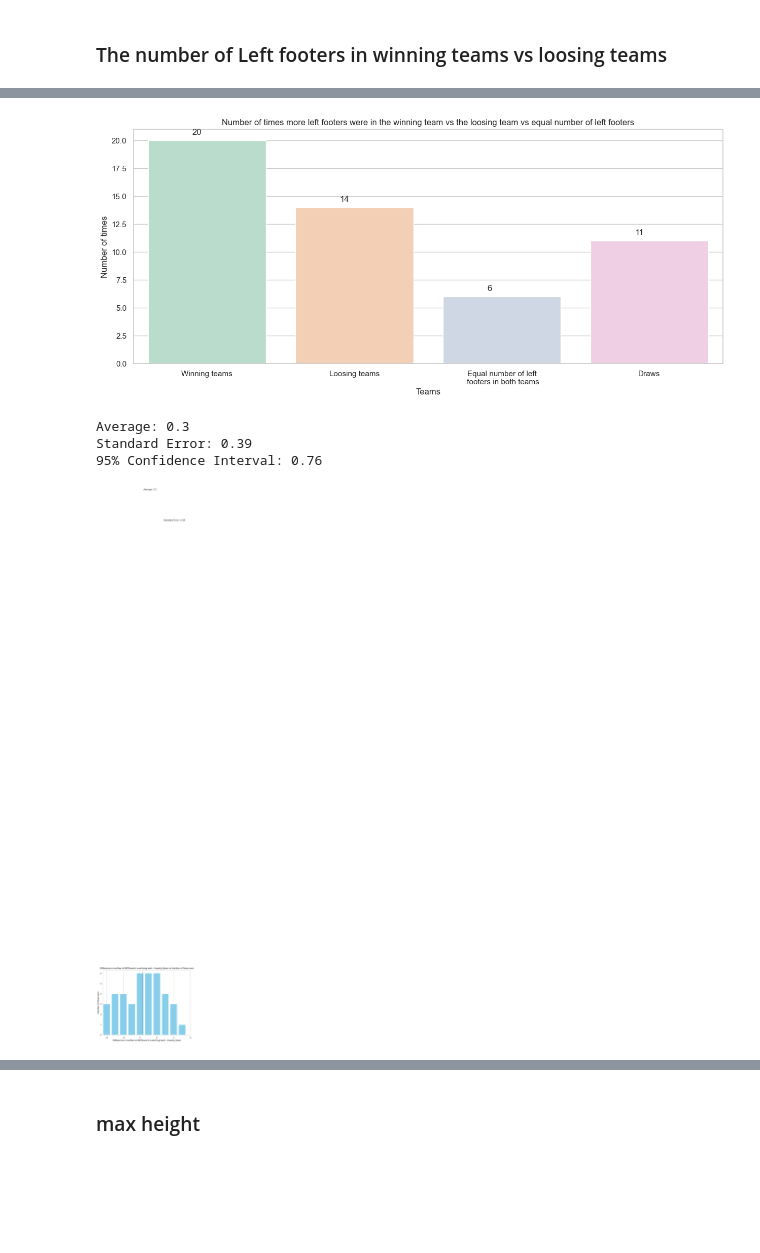
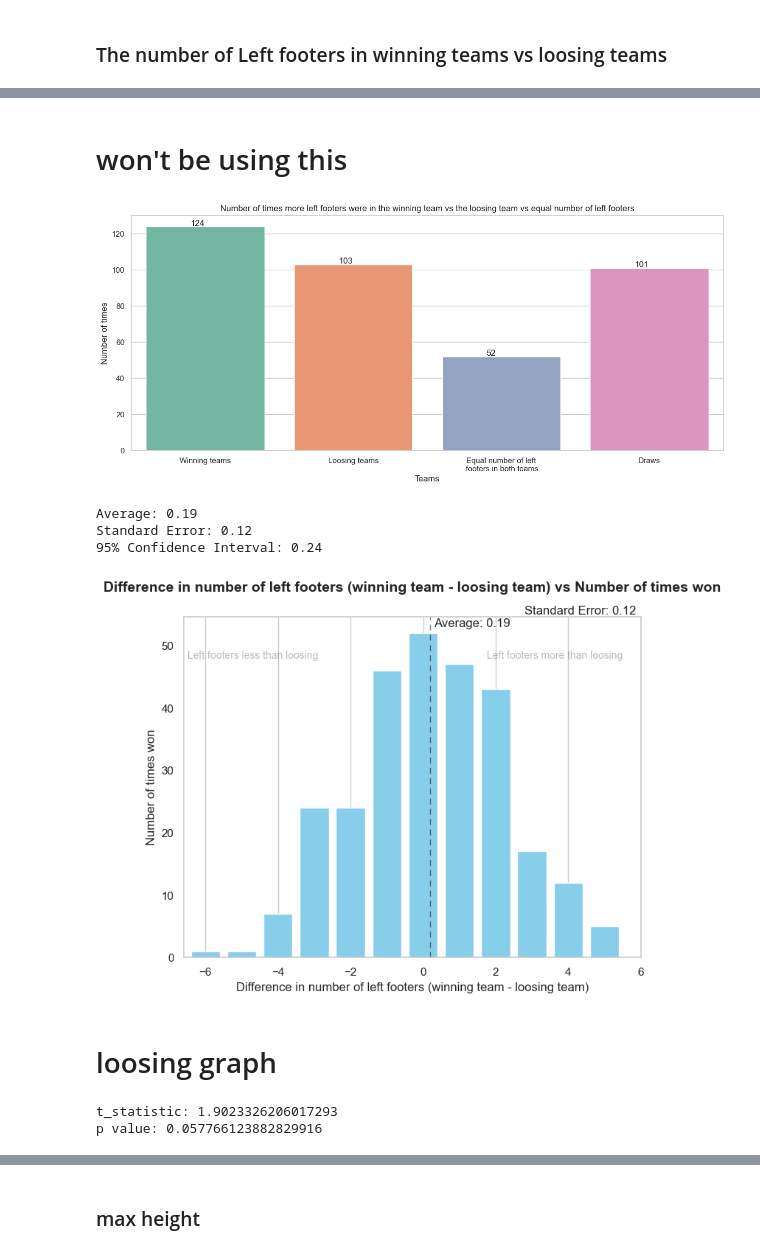
Before and after one commit to dilancroos/data_science_project, a Jupyter notebook: main_others.ipynb, the cells around one changed output, grey strips where cells are left out. Drawn from its saved outputs; the diff is of its cells as text; code cells hidden in the pictures; blank space fills up the shorter version.

```diff
--- a/main_others.ipynb
+++ b/main_others.ipynb
@@ -40,6 +48,6 @@ matches_European_Championship.json
 # %%
 # read the json file
-data = get_DataFrame('matches/matches_European_Championship.json')
+data = get_DataFrame(f'matches/{givenFile}')
 
 print(f"{len(data)} Matches")
 # %% [output]
@@ -625,0 +634,2 @@ plt.show()
+# %%
+match_team_ply_dply_df['goals2'] = match_team_ply_dply_df['goals'].apply(lambda x:0 if x is pd.NA else x)
@@ -674,9 +694,15 @@ all = {
 left_footers_no_df = pd.DataFrame(columns=['match','team','outcome', 'no_of_left_footers'])
 only_wl_lf_no_df = pd.DataFrame(columns=['match','team','outcome', 'no_of_left_footers'])
 
+lf_lfg_df = pd.DataFrame(columns=['match','w_tId','w_lf_players', 'w_lf_g','w_tot_g','l_tId','l_lf_players','l_lf_g','l_tot_g'])
+
 for match in uniq_matches:
     left_footers_in_winning = 0
+    left_footers_goals_in_winning = 0
+    win_tot_goals = 0
     left_footers_in_loosing = 0
+    left_footers_goals_in_loosing = 0
+    los_tot_goals = 0
     left_footers_in_draw_1 = 0
     left_footers_in_draw_2 = 0
     draw_teamId1 = []
@@ -688,12 +714,15 @@ for match in uniq_matches:
 
     for row in match_team_ply_dply_df.index:
         if match_team_ply_dply_df['matchId'][row] == match:
+            # check if the match is draw
             if int(match_team_ply_dply_df['winner'][row]) == 0:
+                # check if the draw teams have come up, and save the teamId as draw_teamId1 and draw_teamId2
                 if draw_teamId1 == [] and draw_teamId2 == []:
                     draw_teamId1.append(int(match_team_ply_dply_df['teamId'][row]))
                 elif draw_teamId1[0] != match_team_ply_dply_df['teamId'][row] and draw_teamId2 == []:
                     draw_teamId2.append(int(match_team_ply_dply_df['teamId'][row]))
 
+                # check if the player is in the draw team1 or draw team2
                 if draw_teamId1[0] == match_team_ply_dply_df['teamId'][row]:
                     if match_team_ply_dply_df['foot'][row] == 'left':
                         left_footers_in_draw_1 += 1
@@ -701,10 +730,18 @@ for match in uniq_matches:
                     if match_team_ply_dply_df['foot'][row] == 'left':
                         left_footers_in_draw_2 += 1
 
+            # check if the player is in the winning team
             elif match_team_ply_dply_df['winner_bool'][row] == 1:
+
+                x = match_team_ply_dply_df['goals2'][row]
+
+                win_tot_goals += x
+
                 # Left footers in winning team
                 if match_team_ply_dply_df['foot'][row] == 'left':
                     left_footers_in_winning += 1
+
+                    left_footers_goals_in_winning += x
                 else:
                     continue # will have to make a pass
 
@@ -723,10 +760,17 @@ for match in uniq_matches:
                 all.get('winners_ave_weight').append(match_team_ply_dply_df['weight'][row])
                 winning_teamId = match_team_ply_dply_df['teamId'][row]
 
+            # if the player is in the loosing team
             else:
+
+                x = match_team_ply_dply_df['goals2'][row]
+
+                los_tot_goals += x
                 # Left footers in loosing team
                 if match_team_ply_dply_df['foot'][row] == 'left':
                     left_footers_in_loosing += 1
+
+                    left_footers_goals_in_loosing += x
                 else:
                     continue # will have to make a pass
 
@@ -758,6 +802,8 @@ for match in uniq_matches:
 
         only_wl_lf_no_df.loc[len(only_wl_lf_no_df), ['match','team','outcome','no_of_left_footers']] = [match,winning_teamId,'winning', left_footers_in_winning]
         only_wl_lf_no_df.loc[len(only_wl_lf_no_df), ['match','team','outcome','no_of_left_footers']] = [match,loosing_teamId,'loosing' , left_footers_in_loosing]
+
+        lf_lfg_df.loc[len(lf_lfg_df), ['match','w_tId','w_lf_players', 'w_lf_g','w_tot_g','l_tId','l_lf_players','l_lf_g','l_tot_g']] = [match,winning_teamId,left_footers_in_winning, left_footers_goals_in_winning,win_tot_goals,loosing_teamId,left_footers_in_loosing, left_footers_goals_in_loosing,los_tot_goals]
 
     if left_footers_in_winning > left_footers_in_loosing:
         more_left_footers_win += 1
@@ -859,3 +916,5 @@ plt.show()
+# %% [markdown]
+# won't be using this
 # %%
 # won't be using this
 
@@ -865,7 +924,7 @@ plt.figure(figsize=(15, 6))
 sns.barplot(
     x=['Winning teams', 'Loosing teams', 'Equal number of left\n footers in both teams','Draws'],
     y=[more_left_footers_win, more_left_footers_loos, len(uniq_matches) - (more_left_footers_win + more_left_footers_loos + draw_count ),draw_count],
-    palette='Pastel2',
+    palette='Set2',
     hue=['Winning teams', 'Loosing teams', 'Equal number of left\n footers in both teams','Draws'],
     legend=False
     )
@@ -879,7 +938,7 @@ plt.xlabel('Teams')
 plt.ylabel('Number of times')
 plt.show()
 # %% [output]
-[figure, old version]
+[figure, new version]
 # %%
 # sort the list
 differance.sort()
@@ -904,27 +963,46 @@ print(f"95% Confidence Interval: {round(ci,2)}")
 data_values = list(data_counts.keys())
 data_counts = list(data_counts.values())
 # %% [output]
-Average: 0.3
-Standard Error: 0.39
-95% Confidence Interval: 0.76
+Average: 0.19
+Standard Error: 0.12
+95% Confidence Interval: 0.24
 # %%
+maxV = max(data_counts) + 1
+
+
+
 plt.figure(figsize=(8, 6))
 plt.bar(data_values, data_counts, color='skyblue')
 
 x = np.array(data_values)
 y = np.array(data_counts)
 
-plt.xlabel('Difference in number of left footers in winning team - loosing team')
+plt.xlabel('Difference in number of left footers (winning team - loosing team)')
 plt.ylabel('Number of times won')
-plt.title('Difference in number of left footers in winning team - loosing team vs Number of times won')
+plt.title('Difference in number of left footers (winning team - loosing team) vs Number of times won', fontsize=14, fontweight='bold', pad=25)
 plt.xlim(min(data_values) - abs(min(data_values)) * 0.1, max(data_values) + abs(max(data_values)) * 0.2)
 plt.grid(axis='y')
 plt.axvline(x=dif_avg, color='black', linewidth=1, linestyle='--', alpha=0.5, label='Average', zorder=1, clip_on=False, dashes=(5, 5), dash_capstyle='round', dash_joinstyle='round')
-plt.text(dif_avg + 0.1, 53, f"Average: {round(dif_avg,2)}")
-plt.text(2.8, 50, f"Standard Error: {round(std_err,2)}")
+plt.text(dif_avg + 0.1, maxV, f"Average: {round(dif_avg,2)}")
+plt.text(2.8, maxV+2, f"Standard Error: {round(std_err,2)}")
+plt.text(min(data_values)-.5, maxV-5, "Left footers less than loosing", fontsize=10, ha='left', alpha=0.3)
+plt.text(max(data_values)+.5, maxV-5, "Left footers more than loosing", fontsize=10, ha='right', alpha=0.3)
 # plt.text(4, 47, f"95% Confidence Interval: {round(ci,2)}")
 # plt.text(4, 44, f"p value: {round(p_value,2)}")
 plt.show()
 # %% [output]
-[figure, old version]
+[figure, new version]
+# %% [markdown]
+# loosing graph
+# %%
+df_win_los = pd.DataFrame(left_more)
+
+# calculate the p-value
+t_statistic, p_value = stats.ttest_ind(df_win_los['winners'], df_win_los['loosers'], equal_var=False, nan_policy='omit')
+
+print(f"t_statistic: {t_statistic}")
+print(f"p value: {p_value}")
+# %% [output]
+t_statistic: 1.9023326206017293
+p value: 0.057766123882829916
 # %%
```
Also changed, not shown: parts of 92 cells of this notebook, 1 other file.
